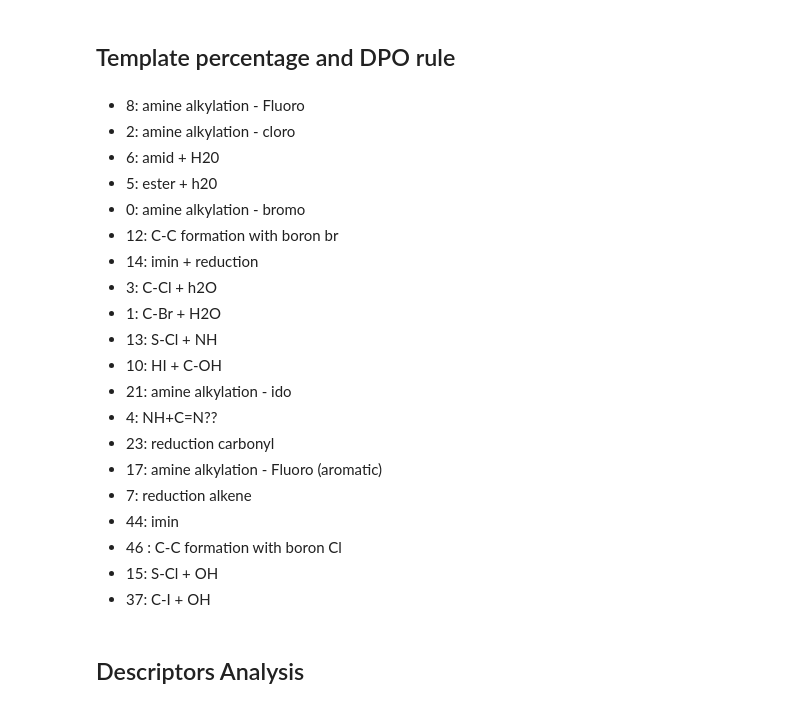
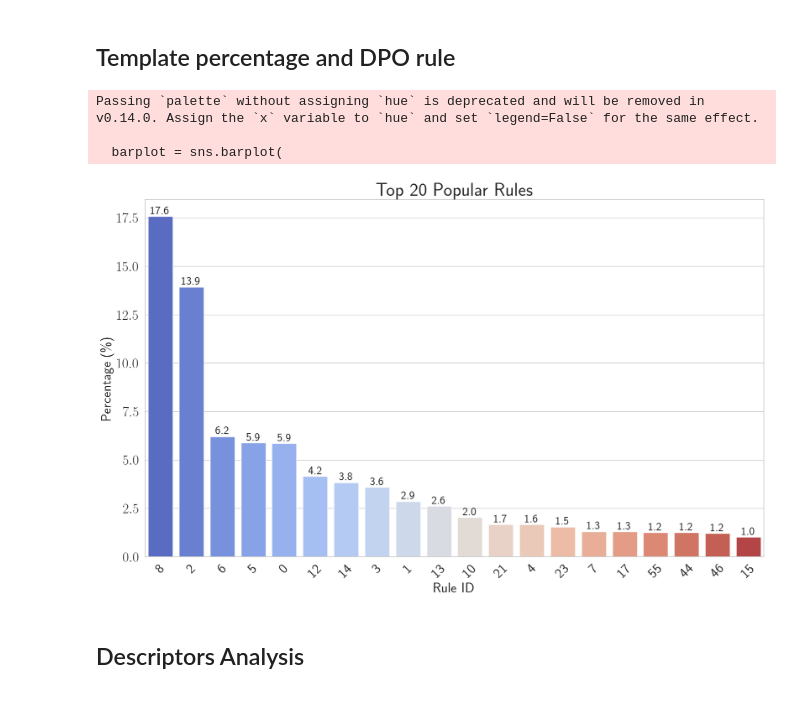
Before and after one commit to TieuLongPhan/SynTemp, a Jupyter notebook: Docs/Analysis/_4_templates_analysis.ipynb, the cells around one changed output. Drawn from its saved outputs; the diff is of its cells as text; code cells hidden in the pictures.

```diff
--- a/Docs/Analysis/_4_templates_analysis.ipynb
+++ b/Docs/Analysis/_4_templates_analysis.ipynb
@@ -70,23 +53,2 @@ len(data_cluster)
 # %% [markdown]
 ## Template percentage and DPO rule
-# %% [markdown]
-- 8: amine alkylation - Fluoro
-- 2: amine alkylation - cloro
-- 6: amid + H20
-- 5: ester + h20
-- 0: amine alkylation - bromo
-- 12: C-C formation with boron br
-- 14: imin + reduction
-- 3: C-Cl + h2O
-- 1: C-Br + H2O
-- 13: S-Cl + NH
-- 10: HI + C-OH
-- 21: amine alkylation - ido
-- 4: NH+C=N??
-- 23: reduction carbonyl
-- 17: amine alkylation - Fluoro (aromatic)
-- 7: reduction alkene
-- 44: imin
-- 46 : C-C formation with boron Cl
-- 15: S-Cl + OH
-- 37: C-I + OH
@@ -142,3 +55,27 @@ plt.show()
+# %%
+import matplotlib.pyplot as plt
+plt.rc("text", usetex=True)
+plt.rc("text.latex", preamble=r"\usepackage{amsmath}")
+
+
+from _analysis._plot_analysis import plot_top_rules_with_seaborn
+fig, ax = plt.subplots(figsize=(16, 10))  # Correctly create a figure and an axes object
+
+plot_top_rules_with_seaborn(temp_0, top_n=20, ax=ax)  # Use the ax object correctly
+plt.tight_layout(pad=0.5)
+
+plt.savefig(
+    "../../Docs/Analysis/fig/FigS2A_rule_distribution.pdf",
+    dpi=600,
+    bbox_inches="tight",
+    pad_inches=0,
+)
+plt.show()
+# %% [output]
+Passing `palette` without assigning `hue` is deprecated and will be removed in v0.14.0. Assign the `x` variable to `hue` and set `legend=False` for the same effect.
+
+  barplot = sns.barplot(
+[figure, added]
 # %% [markdown]
 ## Descriptors Analysis
 # %%
```
Also changed, not shown: parts of 20 cells of this notebook, 29 other files.
